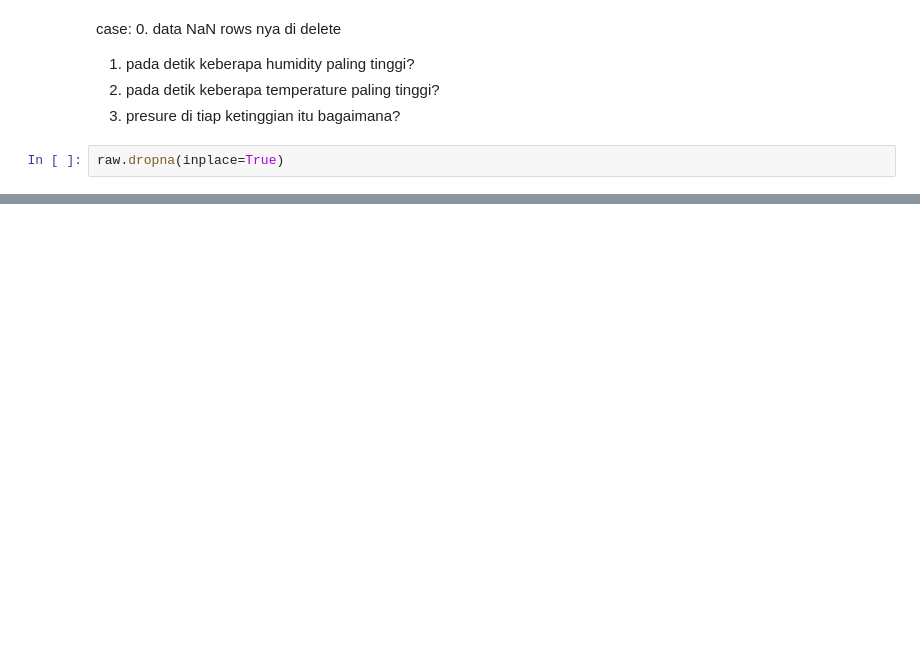
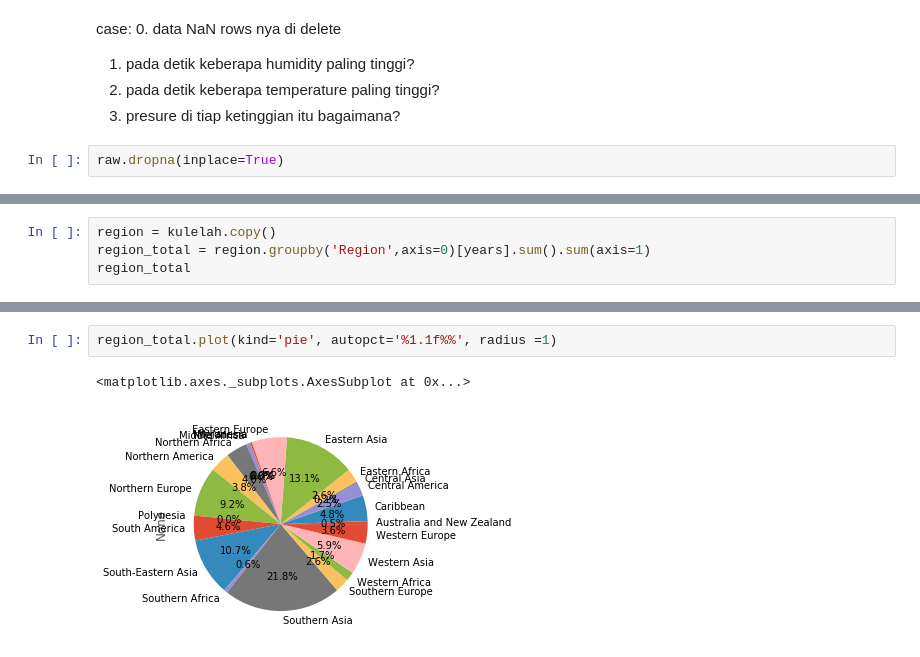
Before and after one commit to pHeesari/H8_050, a Jupyter notebook: Intro_to_Python.ipynb, the cells around one changed output, grey strips where cells are left out. Cells and saved outputs as stored; diff of their text form; blank space fills up the shorter version.

```diff
--- a/Intro_to_Python.ipynb
+++ b/Intro_to_Python.ipynb
@@ -755,0 +581,4 @@ raw.plot(x='Press0',y=' Height')
+# %%
+region = kulelah.copy()
+region_total = region.groupby('Region',axis=0)[years].sum().sum(axis=1)
+region_total
@@ -755,0 +603,5 @@ raw.plot(x='Press0',y=' Height')
+# %%
+region_total.plot(kind='pie', autopct='%1.1f%%', radius =1)
+# %% [output]
+<matplotlib.axes._subplots.AxesSubplot at 0x...>
+[figure, added]
```
Also changed, not shown: parts of 36 cells of this notebook.
